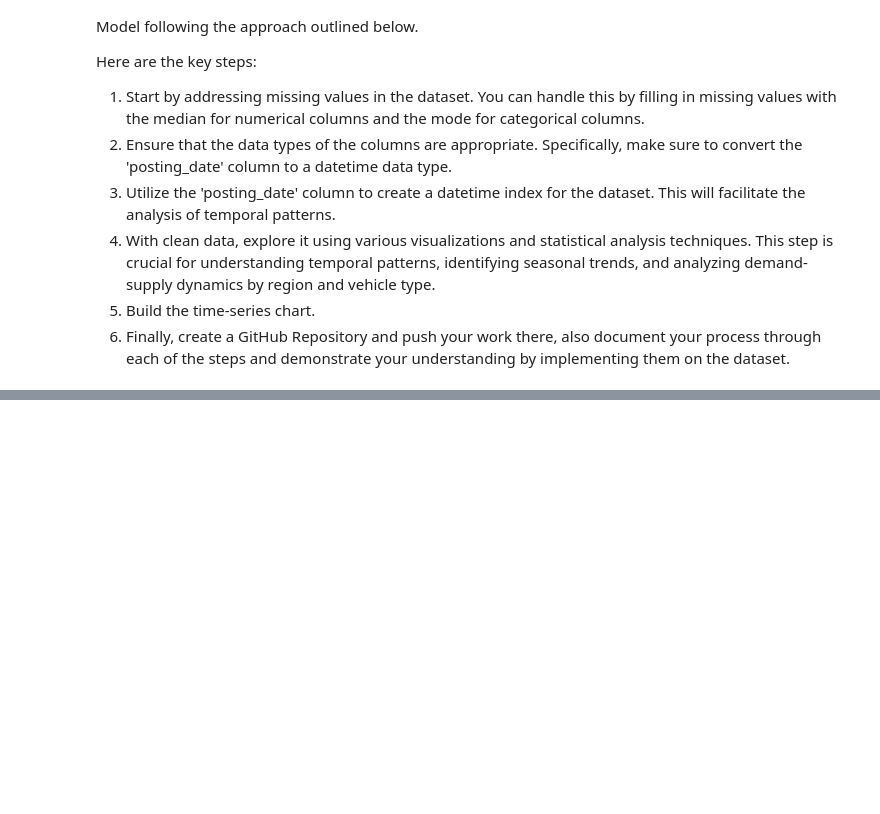
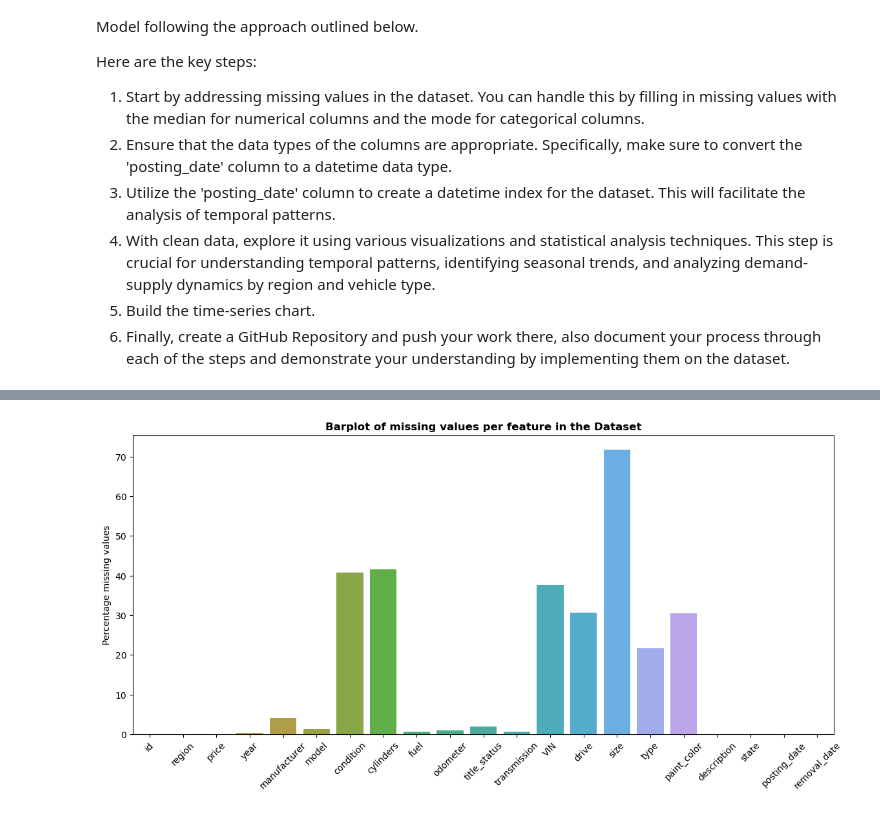
Before and after one commit to Nickimani/craigslist_used_vehicles_TSA, a Jupyter notebook: Code.ipynb, the cells around one changed output, grey strips where cells are left out. Saved outputs shown, nothing was run; the diff lists cells and outputs as text; code cells hidden in the pictures; blank space fills up the shorter version.

Commit message:
Further data cleaning

```diff
--- a/Code.ipynb
+++ b/Code.ipynb
@@ -109,6 +86,0 @@ Observations and conclusions made:
-# %%
-# Dropping unnecessary features
-data.drop(columns=['county', 'VIN', 'size', 'url', 'region_url', 'image_url', 'Unnamed: 0', 'description', 'lat', 'long'], inplace=True) # some are due to the large number of missing values
-
-# Renaming some features
-data.rename({'odometer': 'milage', 'year': 'manufacture_year'}, axis=1, inplace=True)
@@ -121,0 +89,2 @@ data.dropna(subset=['posting_date'], inplace=True)
+# %%
+data.drop(columns=['url', 'region_url', 'image_url', 'Unnamed: 0', 'lat', 'long'], inplace=True)
@@ -121,0 +131,2 @@ data.dropna(subset=['posting_date'], inplace=True)
+# %%
+data.drop('county', axis=1, inplace=True)
@@ -121,0 +135,3 @@ data.dropna(subset=['posting_date'], inplace=True)
+# %%
+na_percentage = round(data.isna().sum() / data.shape[0] * 100, 2)
+na_percentage
@@ -121,0 +156,10 @@ data.dropna(subset=['posting_date'], inplace=True)
+# %%
+# Barplot of the missing values per feature
+plt.figure(figsize=(14, 6))
+sns.barplot(x=data.columns, y=na_percentage)
+plt.title("Barplot of missing values per feature in the Dataset", fontweight='bold')
+plt.ylabel("Percentage missing values")
+plt.xticks(rotation=45)
+plt.show()
+# %% [output]
+[figure, added]
```
Also changed, not shown: parts of 77 cells of this notebook.
